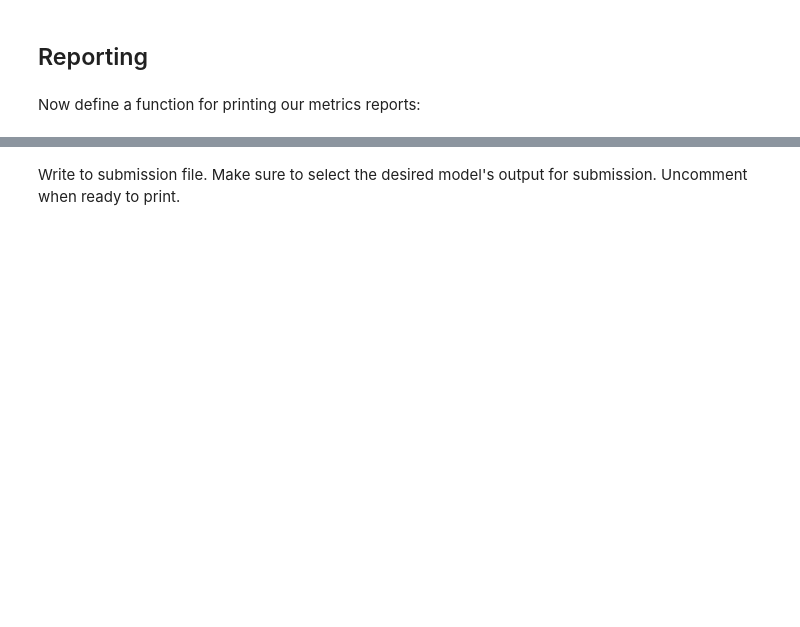
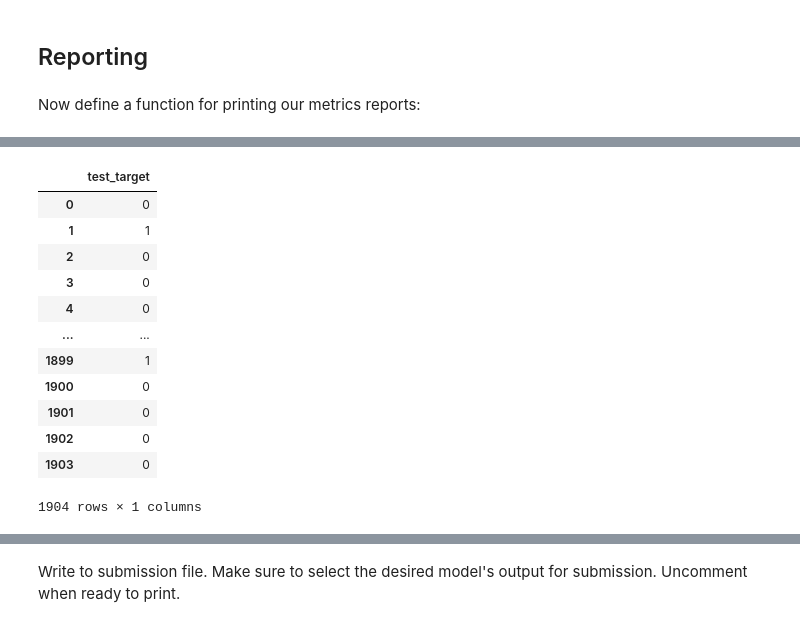
Before and after one commit to gregoriusavip/nlp-disaster, a Jupyter notebook: NLP_disaster_tweet.ipynb, the cells around one changed output, grey strips where cells are left out. Saved outputs shown, nothing was run; the diff lists cells and outputs as text; code cells hidden in the pictures; blank space fills up the shorter version.

```diff
--- a/NLP_disaster_tweet.ipynb
+++ b/NLP_disaster_tweet.ipynb
@@ -366,0 +271,19 @@ weighted avg       0.79      0.79      0.78      1904
+# %%
+# Create a data frame for the prediction results
+y_test_df = pd.DataFrame()
+y_test_df['test_target'] = y_predSVM
+y_test_df
+# %% [output]
+|  | test_target |
+| 0 | 0 |
+| 1 | 1 |
+| 2 | 0 |
+| 3 | 0 |
+| 4 | 0 |
+| ... | ... |
+| 1899 | 1 |
+| 1900 | 0 |
+| 1901 | 0 |
+| 1902 | 0 |
+| 1903 | 0 |
+1904 rows × 1 columns
```
Also changed, not shown: parts of 20 cells of this notebook, 1 other file.
